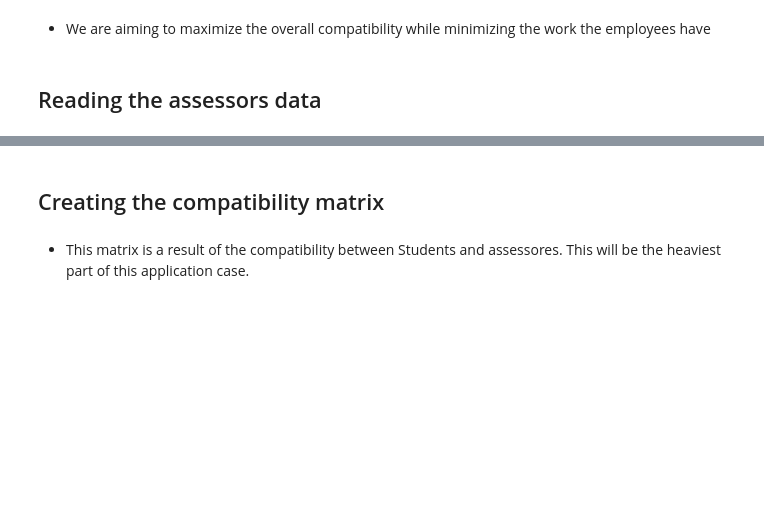
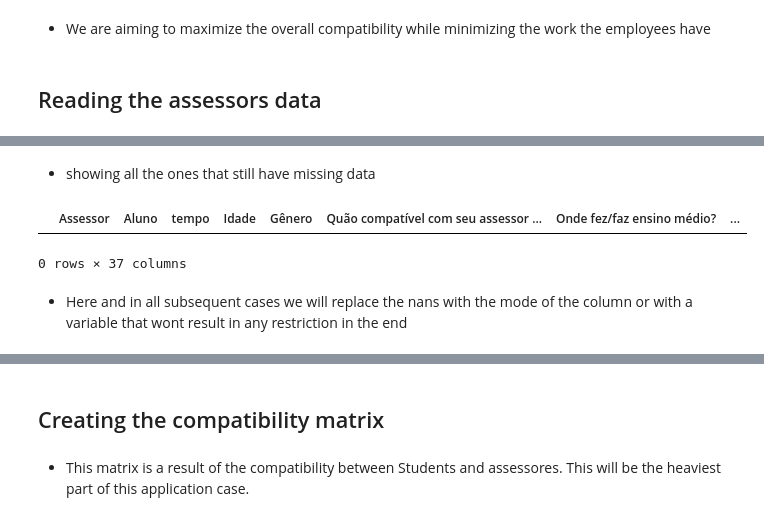
Before and after one commit to ItamarRocha/Operations-Research, a Jupyter notebook: algos/medway/Data preprocessing.ipynb, the cells around one changed output, grey strips where cells are left out. Drawn from its saved outputs; the diff is of its cells as text; code cells hidden in the pictures; blank space fills up the shorter version.

Commit message:
preprocessing data

```diff
--- a/algos/medway/Data preprocessing.ipynb
+++ b/algos/medway/Data preprocessing.ipynb
@@ -166,0 +191,9 @@ df_assessores.head()
+# %% [markdown]
+* showing all the ones that still have missing data
+# %%
+df_students_answered.loc[df_students_answered["Qual é seu maior problema?"].isnull()]
+# %% [output]
+|  | Assessor | Aluno | tempo | Idade | Gênero | Quão compatível com seu assessor ... | Onde fez/faz ensino médio? | ... |
+0 rows × 37 columns
+# %% [markdown]
+* Here and in all subsequent cases we will replace the nans with the mode of the column or with a variable that wont result in any restriction in the end
```
Also changed, not shown: parts of 33 cells of this notebook, 2 other files.
